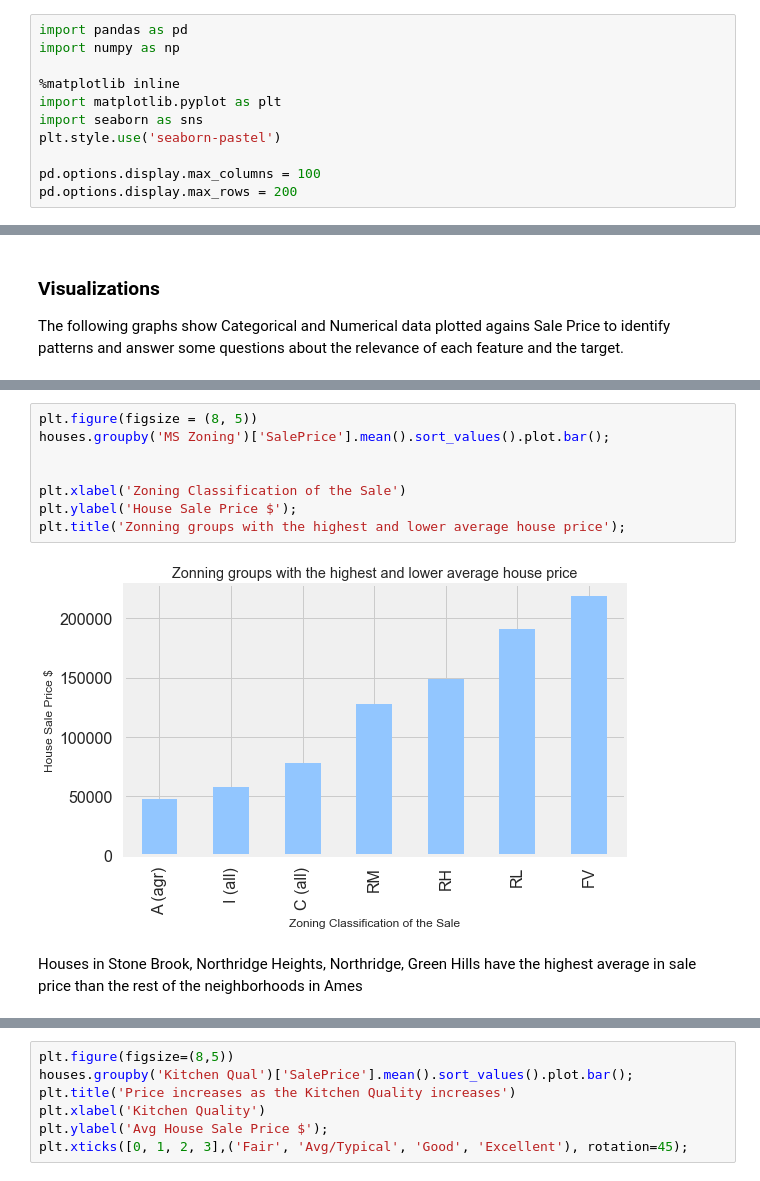
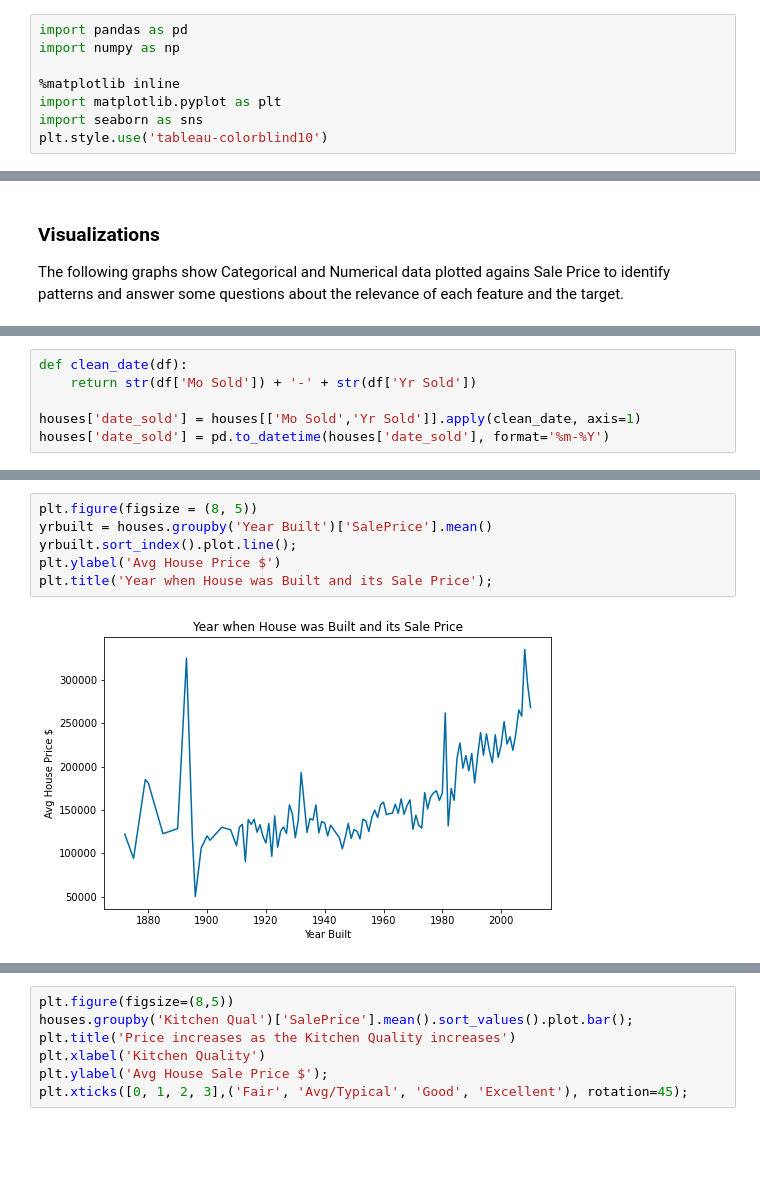
Before and after one commit to AdrianaCh87/Predicting-House-Sale-Price-in-Ames-Iowa, a Jupyter notebook: Code/02_exploratory_data_analysis.ipynb, the cells around one changed output, grey strips where cells are left out. Cells and saved outputs as stored; diff of their text form; blank space fills up the shorter version.

```diff
--- a/Code/02_exploratory_data_analysis.ipynb
+++ b/Code/02_exploratory_data_analysis.ipynb
@@ -9,10 +9,7 @@ import numpy as np
 %matplotlib inline
 import matplotlib.pyplot as plt
 import seaborn as sns
-plt.style.use('seaborn-pastel')
-
-pd.options.display.max_columns = 100
-pd.options.display.max_rows = 200
+plt.style.use('tableau-colorblind10')
 # %%
 path = '../datasets/'
 file_name = 'cleaned_train.csv'
@@ -49,0 +63,6 @@ Houses in Agricultural, Industrial and Commercial areas have a lower average Sal
+# %%
+def clean_date(df):
+    return str(df['Mo Sold']) + '-' + str(df['Yr Sold'])
+
+houses['date_sold'] = houses[['Mo Sold','Yr Sold']].apply(clean_date, axis=1)
+houses['date_sold'] = pd.to_datetime(houses['date_sold'], format='%m-%Y')
@@ -50,12 +76,8 @@ Houses in Agricultural, Industrial and Commercial areas have a lower average Sal
 # %%
 plt.figure(figsize = (8, 5))
-houses.groupby('MS Zoning')['SalePrice'].mean().sort_values().plot.bar();
-
-
-plt.xlabel('Zoning Classification of the Sale')
-plt.ylabel('House Sale Price $');
-plt.title('Zonning groups with the highest and lower average house price');
+yrbuilt = houses.groupby('Year Built')['SalePrice'].mean()
+yrbuilt.sort_index().plot.line();
+plt.ylabel('Avg House Price $')
+plt.title('Year when House was Built and its Sale Price');
 # %% [output]
-[figure, old version]
+[figure, new version]
-# %% [markdown]
-Houses in Stone Brook, Northridge Heights, Northridge, Green Hills have the highest average in sale price than the rest of the neighborhoods in Ames
```
Also changed, not shown: parts of 11 cells of this notebook, 8 other files.
